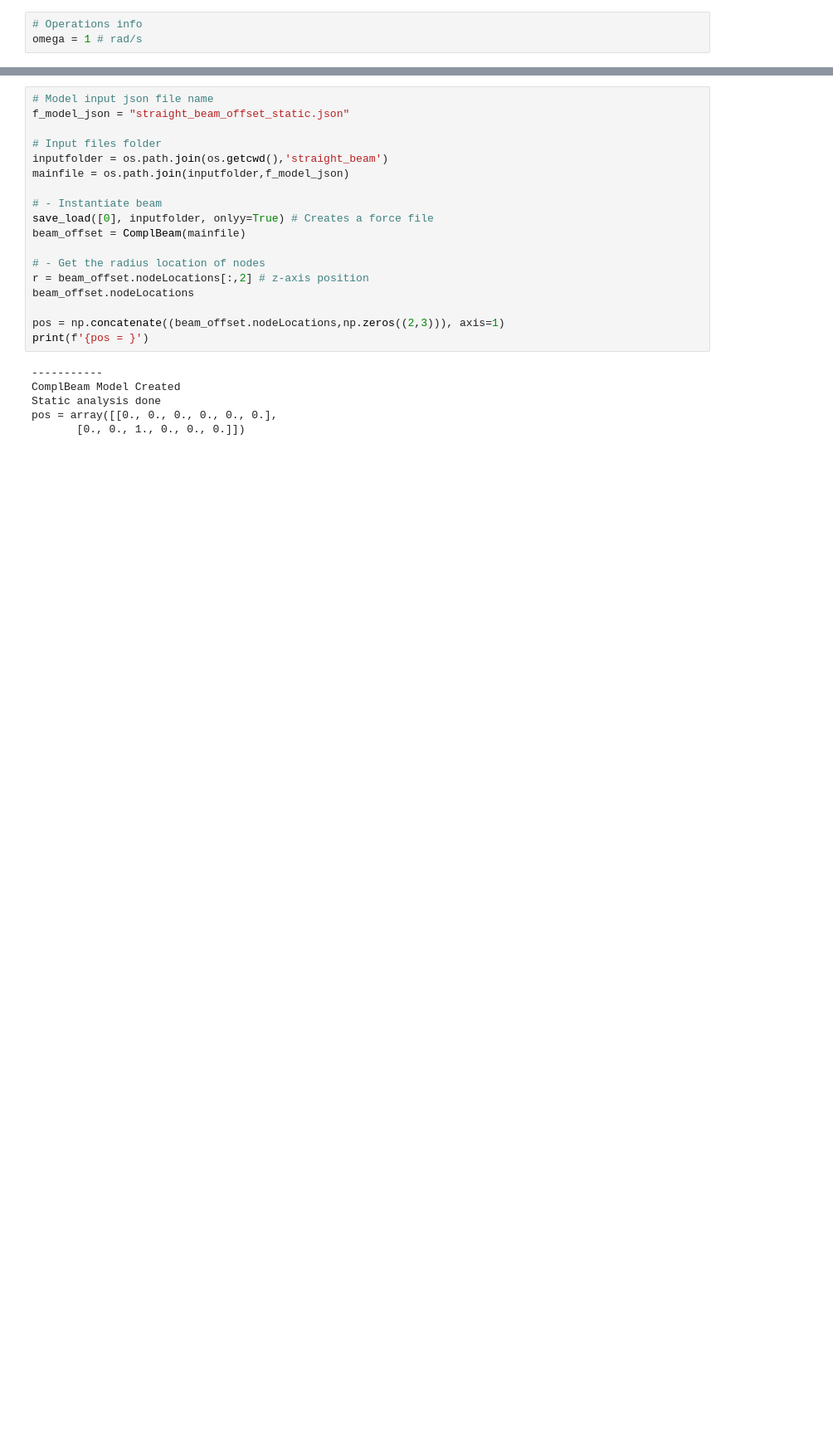
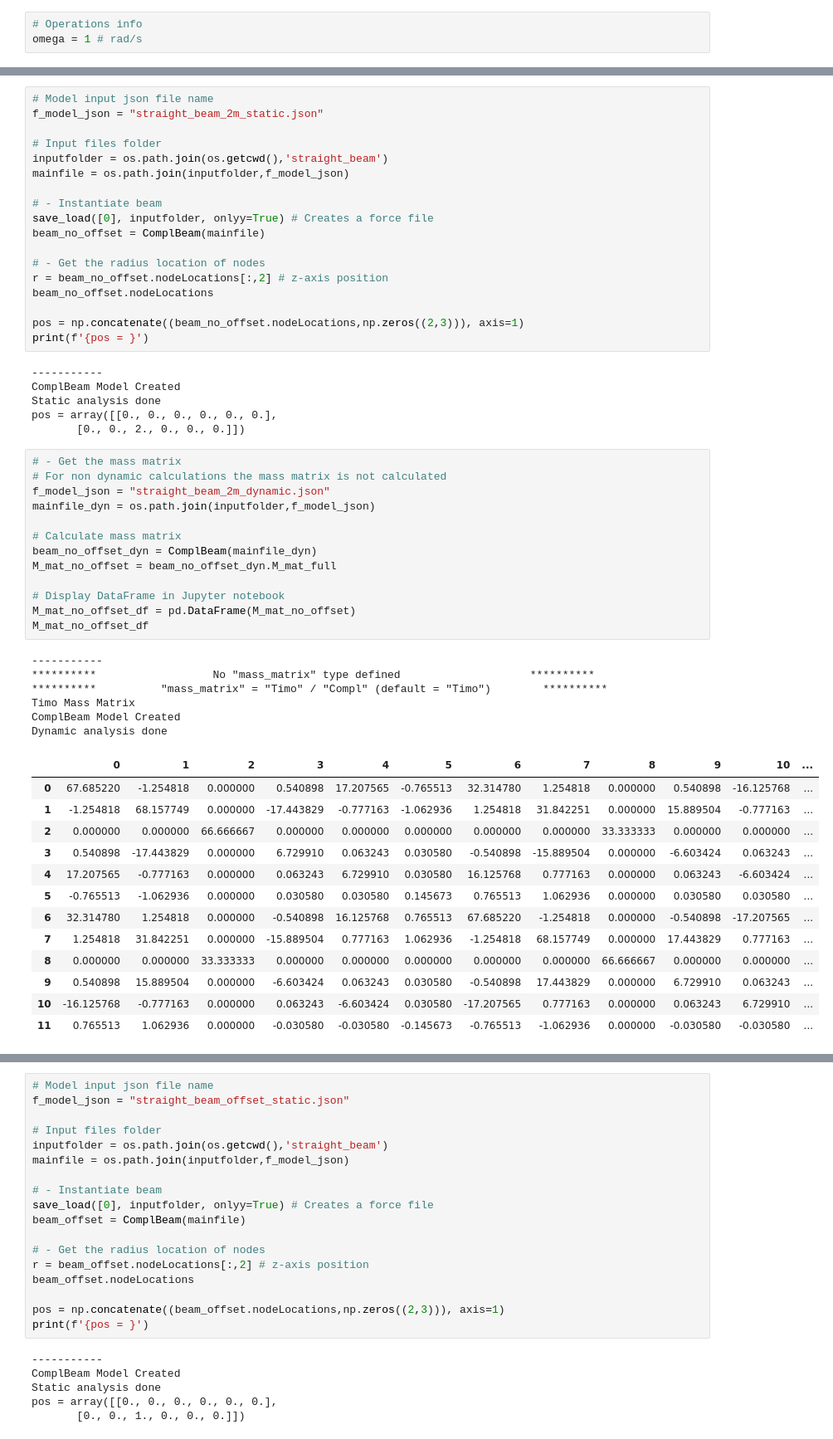
Before and after one commit to juliovmlo/master_thesis, a Jupyter notebook: straight_beam_test.ipynb, the cells around one changed output, grey strips where cells are left out. Shown: that part at 83% size. Drawn from its saved outputs; the diff is of its cells as text; blank space fills up the shorter version.

```diff
--- a/straight_beam_test.ipynb
+++ b/straight_beam_test.ipynb
@@ -149,0 +158,57 @@ Test passed.
+# %%
+# Model input json file name
+f_model_json = "straight_beam_2m_static.json"
+
+# Input files folder
+inputfolder = os.path.join(os.getcwd(),'straight_beam')
+mainfile = os.path.join(inputfolder,f_model_json)
+
+# - Instantiate beam
+save_load([0], inputfolder, onlyy=True) # Creates a force file
+beam_no_offset = ComplBeam(mainfile)
+
+# - Get the radius location of nodes
+r = beam_no_offset.nodeLocations[:,2] # z-axis position
+beam_no_offset.nodeLocations
+
+pos = np.concatenate((beam_no_offset.nodeLocations,np.zeros((2,3))), axis=1)
+print(f'{pos = }')
+# %% [output]
+-----------
+ComplBeam Model Created
+Static analysis done
+pos = array([[0., 0., 0., 0., 0., 0.],
+       [0., 0., 2., 0., 0., 0.]])
+# %%
+# - Get the mass matrix
+# For non dynamic calculations the mass matrix is not calculated
+f_model_json = "straight_beam_2m_dynamic.json"
+mainfile_dyn = os.path.join(inputfolder,f_model_json)
+
+# Calculate mass matrix
+beam_no_offset_dyn = ComplBeam(mainfile_dyn)
+M_mat_no_offset = beam_no_offset_dyn.M_mat_full
+
+# Display DataFrame in Jupyter notebook
+M_mat_no_offset_df = pd.DataFrame(M_mat_no_offset)
+M_mat_no_offset_df
+# %% [output]
+-----------
+**********                  No "mass_matrix" type defined                    **********
+**********          "mass_matrix" = "Timo" / "Compl" (default = "Timo")        **********
+Timo Mass Matrix
+ComplBeam Model Created
+Dynamic analysis done
+|  | 0 | 1 | 2 | 3 | 4 | 5 | 6 | 7 | 8 | 9 | 10 | ... |
+| 0 | 67.685220 | -1.254818 | 0.000000 | 0.540898 | 17.207565 | -0.765513 | 32.314780 | 1.254818 | 0.000000 | 0.540898 | -16.125768 | ... |
+| 1 | -1.254818 | 68.157749 | 0.000000 | -17.443829 | -0.777163 | -1.062936 | 1.254818 | 31.842251 | 0.000000 | 15.889504 | -0.777163 | ... |
+| 2 | 0.000000 | 0.000000 | 66.666667 | 0.000000 | 0.000000 | 0.000000 | 0.000000 | 0.000000 | 33.333333 | 0.000000 | 0.000000 | ... |
+| 3 | 0.540898 | -17.443829 | 0.000000 | 6.729910 | 0.063243 | 0.030580 | -0.540898 | -15.889504 | 0.000000 | -6.603424 | 0.063243 | ... |
+| 4 | 17.207565 | -0.777163 | 0.000000 | 0.063243 | 6.729910 | 0.030580 | 16.125768 | 0.777163 | 0.000000 | 0.063243 | -6.603424 | ... |
+| 5 | -0.765513 | -1.062936 | 0.000000 | 0.030580 | 0.030580 | 0.145673 | 0.765513 | 1.062936 | 0.000000 | 0.030580 | 0.030580 | ... |
+| 6 | 32.314780 | 1.254818 | 0.000000 | -0.540898 | 16.125768 | 0.765513 | 67.685220 | -1.254818 | 0.000000 | -0.540898 | -17.207565 | ... |
+| 7 | 1.254818 | 31.842251 | 0.000000 | -15.889504 | 0.777163 | 1.062936 | -1.254818 | 68.157749 | 0.000000 | 17.443829 | 0.777163 | ... |
+| 8 | 0.000000 | 0.000000 | 33.333333 | 0.000000 | 0.000000 | 0.000000 | 0.000000 | 0.000000 | 66.666667 | 0.000000 | 0.000000 | ... |
+| 9 | 0.540898 | 15.889504 | 0.000000 | -6.603424 | 0.063243 | 0.030580 | -0.540898 | 17.443829 | 0.000000 | 6.729910 | 0.063243 | ... |
+| 10 | -16.125768 | -0.777163 | 0.000000 | 0.063243 | -6.603424 | 0.030580 | -17.207565 | 0.777163 | 0.000000 | 0.063243 | 6.729910 | ... |
+| 11 | 0.765513 | 1.062936 | 0.000000 | -0.030580 | -0.030580 | -0.145673 | -0.765513 | -1.062936 | 0.000000 | -0.030580 | -0.030580 | ... |
```
Also changed, not shown: parts of 23 cells of this notebook, 3 other files.
